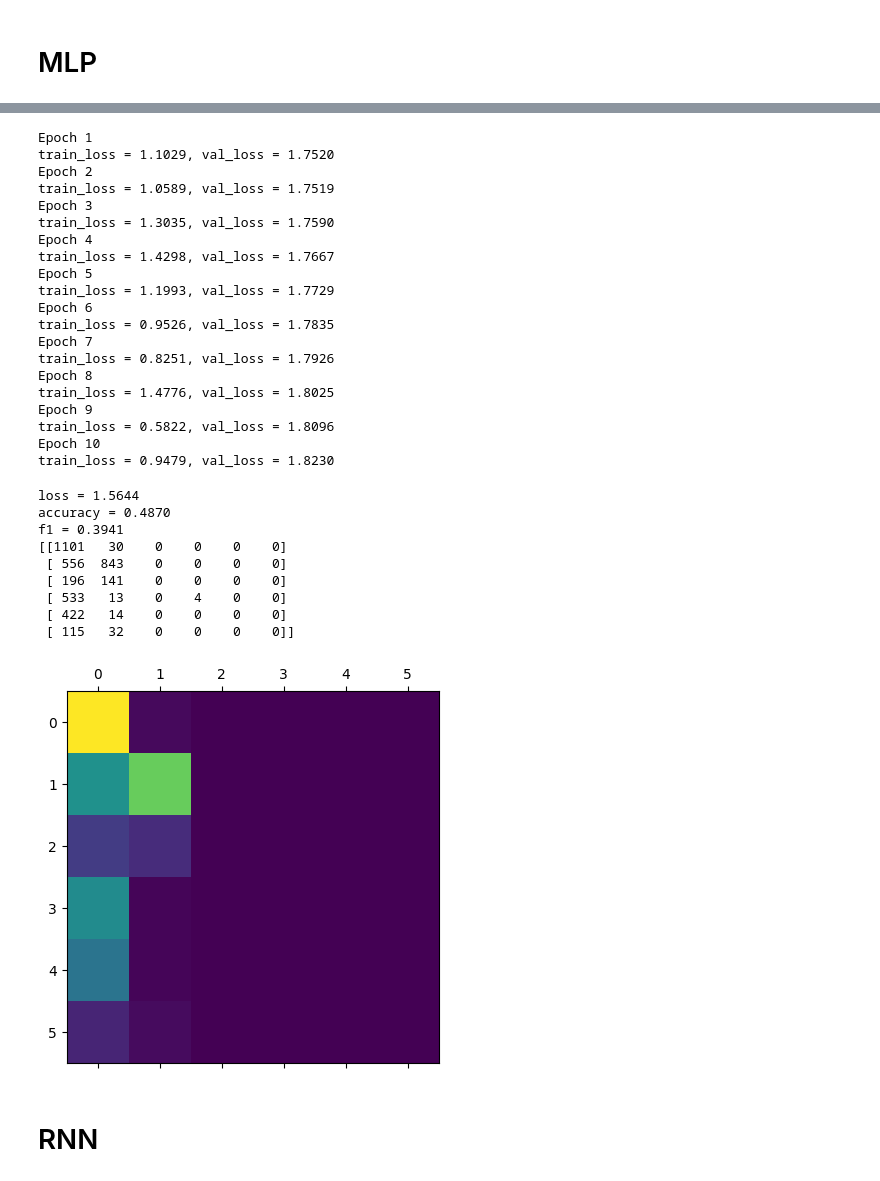
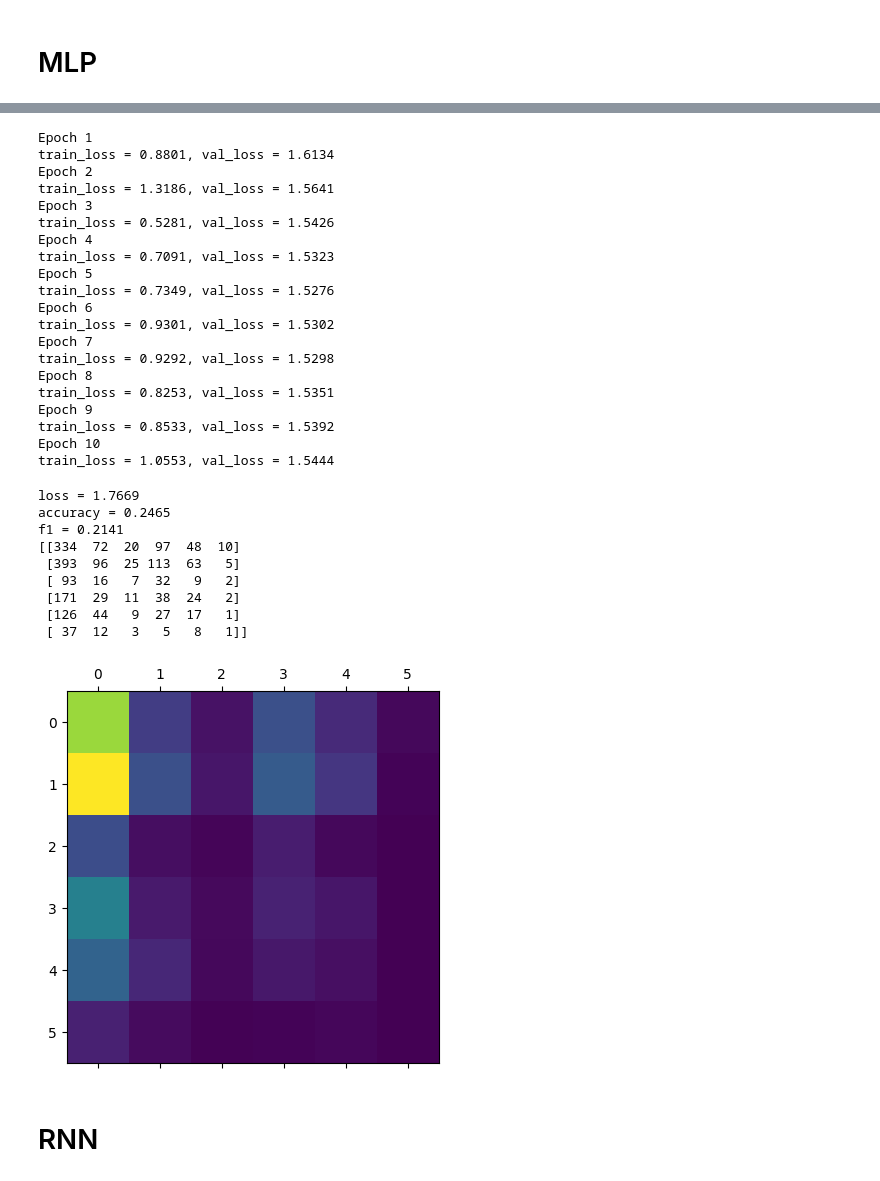
Before and after one commit to TheRealAnonymous008/MachineLearning, a Jupyter notebook: emotion_detection.ipynb, the cells around one changed output, grey strips where cells are left out. Cells and saved outputs as stored; diff of their text form; code cells hidden in the pictures.

```diff
--- a/emotion_detection.ipynb
+++ b/emotion_detection.ipynb
@@ -95,3 +77,14 @@ def k_folds_x_val(model):
+# %%
+
+def k_folds_x_val(model, X, y, k =  5):
+    results = cross_validate(model, X, y, cv=k, scoring=["accuracy"])
+    mean_accuracy = results['test_accuracy'].mean()
+    print(f"Mean Accuracy: {mean_accuracy}")
+    return mean_accuracy,
+
+def evaluate(model, X, y):
+    y_pred = model.predict(X)
+    return confusion_matrix(y, y_pred, normalize="true")
 # %% [markdown]
 # Grid Search Hyperparameter Optimization
 # %%
@@ -239,0 +226,3 @@ torch.Size([6])
+# %%
+mlp = MLPClassifier([], 'relu', solver="adam")
+mlp.fit(X_train_reduced, Y_train)
@@ -241,44 +250,44 @@ torch.Size([6])
 # Initialize neural network
 mlp = NeuralNetwork(X_train_reduced.shape[1], [], NUM_CLASSES)
 
-training_loop(mlp, pt_train_loader, pt_val_loader, 1000, LEARNING_RATE, weights=INV_WEIGHTS)
+training_loop(mlp, pt_train_loader, pt_val_loader, 10, LEARNING_RATE)
 # %% [output]
 Epoch 1
-train_loss = 1.1029, val_loss = 1.7520
+train_loss = 0.8801, val_loss = 1.6134
 Epoch 2
-train_loss = 1.0589, val_loss = 1.7519
+train_loss = 1.3186, val_loss = 1.5641
 Epoch 3
-train_loss = 1.3035, val_loss = 1.7590
+train_loss = 0.5281, val_loss = 1.5426
 Epoch 4
-train_loss = 1.4298, val_loss = 1.7667
+train_loss = 0.7091, val_loss = 1.5323
 Epoch 5
-train_loss = 1.1993, val_loss = 1.7729
+train_loss = 0.7349, val_loss = 1.5276
 Epoch 6
-train_loss = 0.9526, val_loss = 1.7835
+train_loss = 0.9301, val_loss = 1.5302
 Epoch 7
-train_loss = 0.8251, val_loss = 1.7926
+train_loss = 0.9292, val_loss = 1.5298
 Epoch 8
-train_loss = 1.4776, val_loss = 1.8025
+train_loss = 0.8253, val_loss = 1.5351
 Epoch 9
-train_loss = 0.5822, val_loss = 1.8096
+train_loss = 0.8533, val_loss = 1.5392
 Epoch 10
-train_loss = 0.9479, val_loss = 1.8230
+train_loss = 1.0553, val_loss = 1.5444
 # %%
-_, _, _, cmat = evaluate(model=mlp, val_dl=pt_val_test_loader)
+_, _, _, cmat = evaluate(model=mlp, val_dl=pt_test_loader)
 print(cmat)
 plt.matshow(cmat)
 plt.show()
 # %% [output]
-loss = 1.5644
-accuracy = 0.4870
-f1 = 0.3941
-[[1101   30    0    0    0    0]
- [ 556  843    0    0    0    0]
- [ 196  141    0    0    0    0]
- [ 533   13    0    4    0    0]
- [ 422   14    0    0    0    0]
- [ 115   32    0    0    0    0]]
+loss = 1.7669
+accuracy = 0.2465
+f1 = 0.2141
+[[334  72  20  97  48  10]
+ [393  96  25 113  63   5]
+ [ 93  16   7  32   9   2]
+ [171  29  11  38  24   2]
+ [126  44   9  27  17   1]
+ [ 37  12   3   5   8   1]]
-[figure, old version]
+[figure, new version]
 # %% [markdown]
 # RNN
 # %% [markdown]
```
Also changed, not shown: parts of 6 cells of this notebook, 2 other files.
